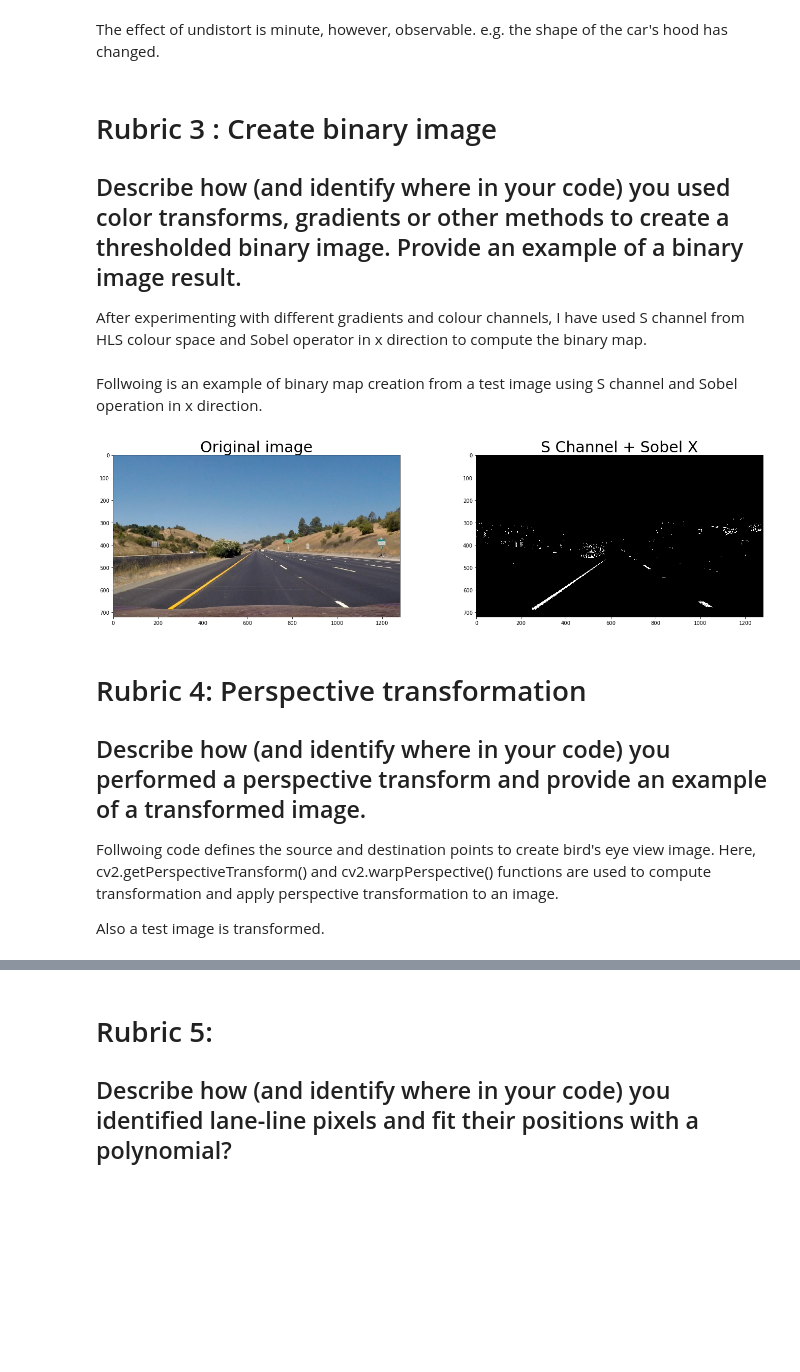
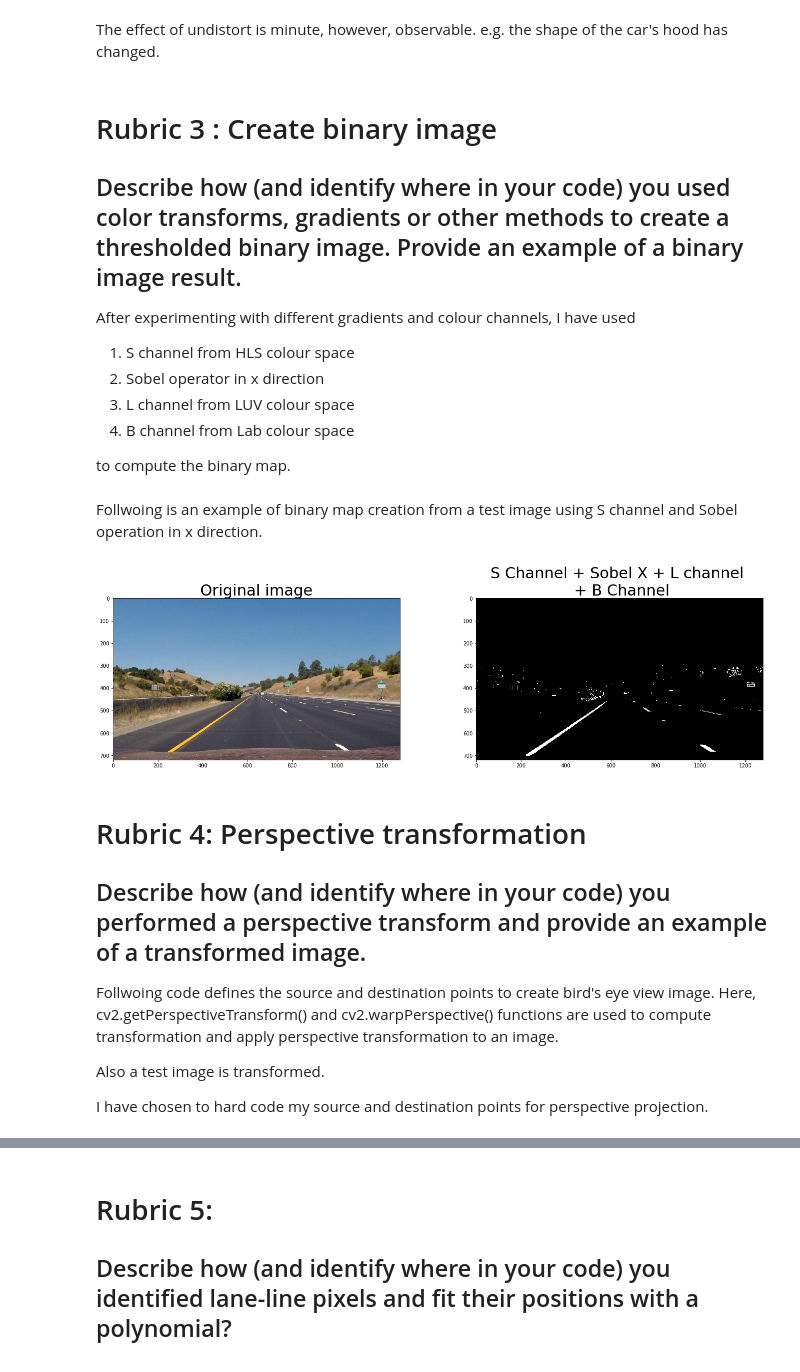
Before and after one commit to swarnimsoni/CarND-Advanced-Lane-Lines, a Jupyter notebook: Solution.ipynb, the cells around one changed output, grey strips where cells are left out. Drawn from its saved outputs; the diff is of its cells as text; code cells hidden in the pictures; blank space fills up the shorter version.

```diff
--- a/Solution.ipynb
+++ b/Solution.ipynb
@@ -90,7 +92,13 @@ The effect of undistort is minute, however, observable. e.g. the shape of the ca
 # Rubric 3 : Create binary image
 ## Describe how (and identify where in your code) you used color transforms, gradients or other methods to create a thresholded binary image. Provide an example of a binary image result.
 
-After experimenting with different gradients and colour channels, I have used S channel from HLS colour space and Sobel operator in x direction to compute the binary map.
+After experimenting with different gradients and colour channels, I have used
+1. S channel from HLS colour space
+2. Sobel operator in x direction
+3. L channel from LUV colour space
+4. B channel from Lab colour space
+
+to compute the binary map.
 # %%
 def abs_sobel_thresh(img, orient='x', thresh_min=0, thresh_max=255):
     # Convert to grayscale
@@ -150,8 +158,23 @@ def hls_select(img, thresh=(0, 255)):
     binary_output[(s_channel > thresh[0]) & (s_channel <= thresh[1])] = 1
     return binary_output
 
+def lab_select(img, thresh=(0, 255)):
+    hls = cv2.cvtColor(img, cv2.COLOR_RGB2Lab)
+    b_channel = hls[:,:,2]
+    binary_output = np.zeros_like(b_channel)
+    binary_output[(b_channel > thresh[0]) & (b_channel <= thresh[1])] = 1
+    return binary_output
+
+def luv_select(img, thresh=(0, 255)):
+    hls = cv2.cvtColor(img, cv2.COLOR_RGB2LUV)
+    l_channel = hls[:,:,0]
+    binary_output = np.zeros_like(l_channel)
+    binary_output[(l_channel > thresh[0]) & (l_channel <= thresh[1])] = 1
+    return binary_output
+
 def pipeline(img, s_thresh=(170, 255), sx_thresh=(20, 100)):
-    img = np.copy(img)
+    img = cv2.undistort(img, mtx, dist, None, mtx)
+
     # Convert to HLS color space and separate the V channel
     #hls = cv2.cvtColor(img, cv2.COLOR_RGB2HLS).astype(np.float)
     #l_channel = hls[:,:,1]
@@ -166,7 +189,8 @@ def pipeline(img, s_thresh=(170, 255), sx_thresh=(20, 100)):
     #sxbinary[(scaled_sobel >= sx_thresh[0]) & (scaled_sobel <= sx_thresh[1])] = 1
 
     sobelx = abs_sobel_thresh(img,sx_thresh[0], sx_thresh[1])
-
+    l_channel = luv_select(img, (210,255))
+    b_channel = lab_select(img, (160,255))
     # Threshold color channel
     #s_binary = np.zeros_like(s_channel)
     #s_binary[(s_channel >= s_thresh[0]) & (s_channel <= s_thresh[1])] = 1
@@ -175,7 +199,7 @@ def pipeline(img, s_thresh=(170, 255), sx_thresh=(20, 100)):
     # Note color_binary[:, :, 0] is all 0s, effectively an all black image. It might
     # be beneficial to replace this channel with something else.
     combined_binary = np.zeros_like(sobelx)
-    combined_binary[(s_binary == 1) | (sobelx == 1)] = 1
+    combined_binary[(s_binary == 1) | (sobelx == 1) | (l_channel==1) | (b_channel==1)] = 1
     return combined_binary
 
 def colouredMap(img, s_thresh=(170, 255), sx_thresh=(20, 100)):
@@ -194,14 +218,14 @@ Follwoing is an example of binary map creation from a test image using S channel
 # %%
 fig, axis = plt.subplots(1,2, figsize=(20,5))
 fig.tight_layout()
 axis[0].imshow(testimg)
 axis[0].set_title('Original image', fontsize=30)
 axis[1].imshow(pipeline(testimg), cmap='gray')
-undisttestimg=cv2.undistort(testimg, mtx,dist, None, mtx)
-axis[1].set_title('S Channel + Sobel X', fontsize=30)
+#undisttestimg=cv2.undistort(testimg, mtx,dist, None, mtx)
+axis[1].set_title('S Channel + Sobel X + L channel \n + B Channel', fontsize=30)
 plt.show()
 # %% [output]
-[figure, old version]
+[figure, new version]
 # %%
 # ksize = 3 # Choose a larger odd number to smooth gradient measurements
 
@@ -217,6 +241,8 @@ plt.show()
 Follwoing code defines the source and destination points to create bird's eye view image. Here, cv2.getPerspectiveTransform() and cv2.warpPerspective() functions are used to compute transformation and apply perspective transformation to an image.
 
 Also a test image is transformed.
+
+I have chosen to hard code my source and destination points for perspective projection.
 # %%
 '''
 some points to test with
```
Also changed, not shown: parts of 18 cells of this notebook, 11 other files.
